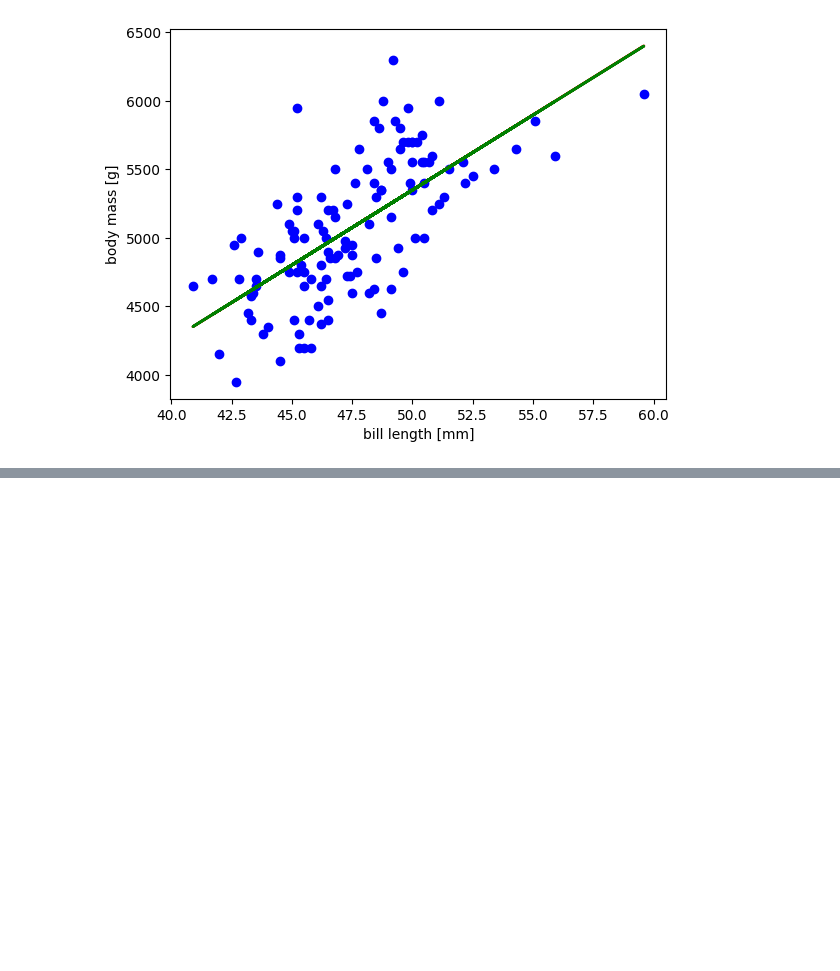
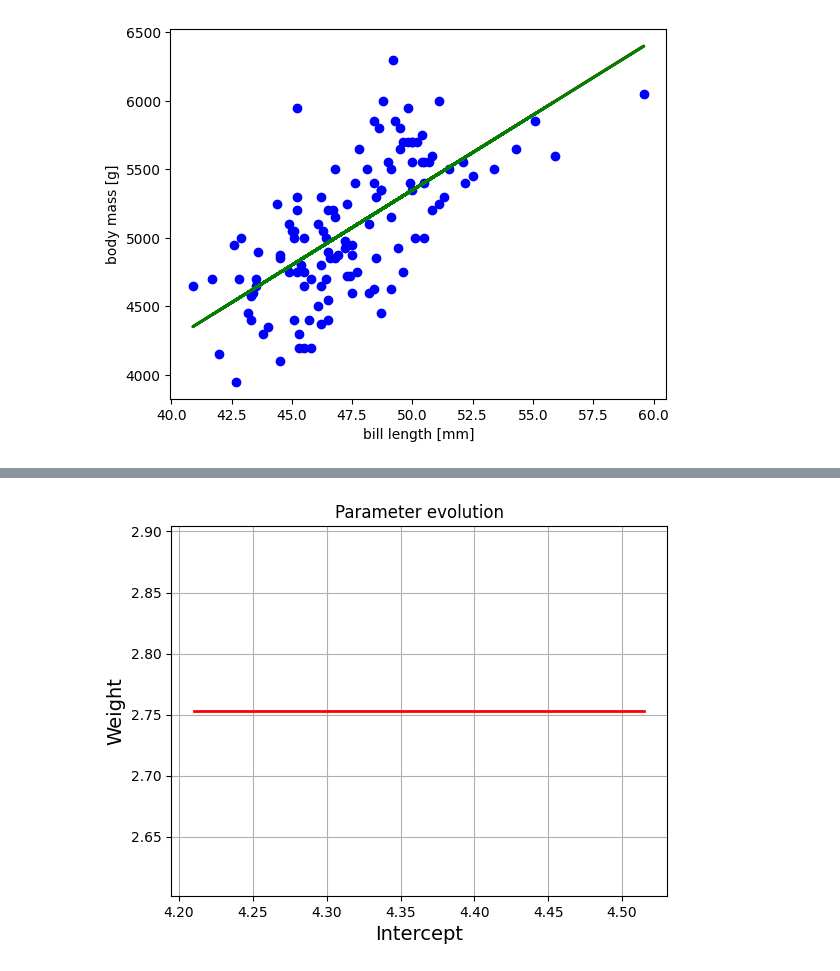
Before and after one commit to 892nske/qiita, a Jupyter notebook: 1_linear_regression/lr2.ipynb, the cells around one changed output, grey strips where cells are left out. Saved outputs shown, nothing was run; the diff lists cells and outputs as text; code cells hidden in the pictures; blank space fills up the shorter version.

```diff
--- a/1_linear_regression/lr2.ipynb
+++ b/1_linear_regression/lr2.ipynb
@@ -133,0 +143,33 @@ for _ in range(max_iter):
+# %%
+import numpy as np
+import matplotlib.pyplot as plt
+from sklearn.linear_model import SGDRegressor
+
+# データ生成
+np.random.seed(0)
+X = np.random.rand(100, 1)
+y = 4 + 3 * X + np.random.randn(100, 1)
+
+# SGDRegressor インスタンス化
+sgd_reg = SGDRegressor(max_iter=1, penalty=None, eta0=0.1, warm_start=True,
+                       learning_rate="invscaling", power_t=0.25, random_state=32)
+
+# パラメータの遷移を保存するリストを初期化
+weights = []
+intercepts = []
+
+# 50エポック回帰を行い、各エポックでのパラメータを保存
+for epoch in range(50):
+    sgd_reg.fit(X, y.ravel())
+    weights.append(sgd_reg.coef_)
+    intercepts.append(sgd_reg.intercept_)
+
+# パラメータの遷移をプロット
+plt.plot(intercepts, weights, "r-", linewidth=2)
+plt.xlabel("Intercept", fontsize=14)
+plt.ylabel("Weight", fontsize=14)
+plt.title("Parameter evolution")
+plt.grid(True)
+plt.show()
+# %% [output]
+[figure, added]
```
Also changed, not shown: parts of 7 cells of this notebook.
